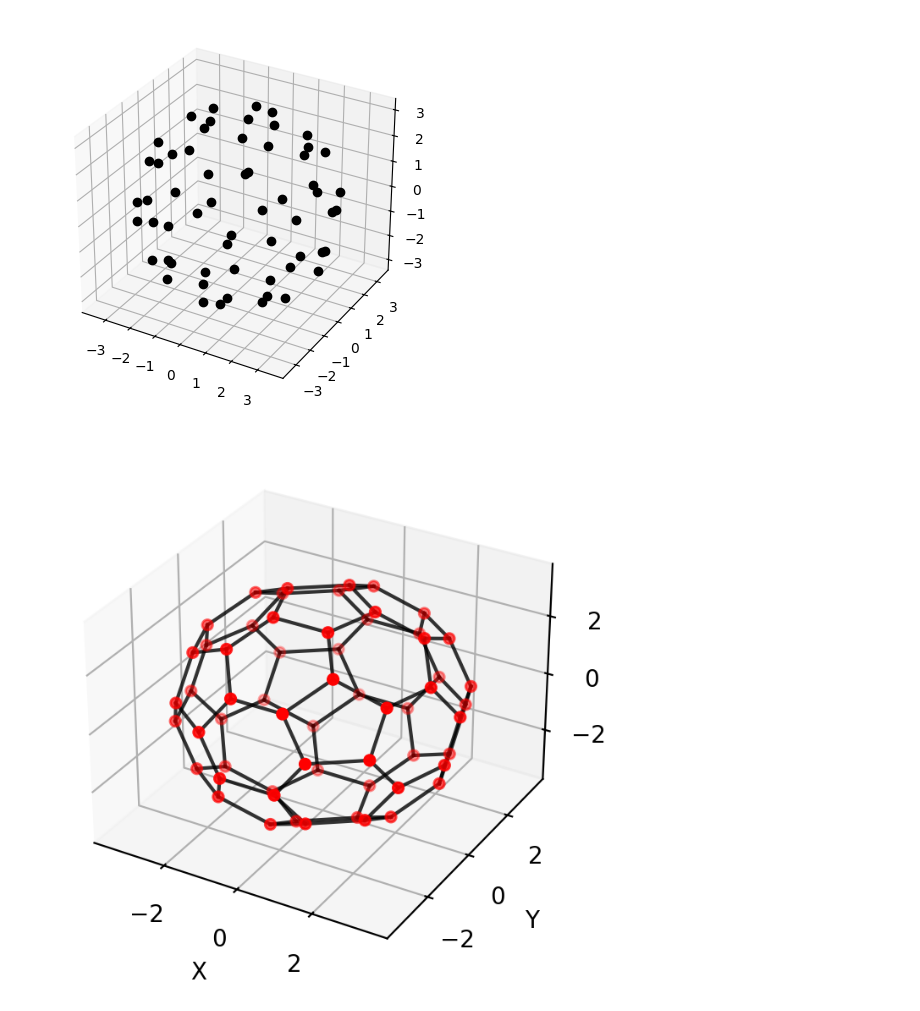
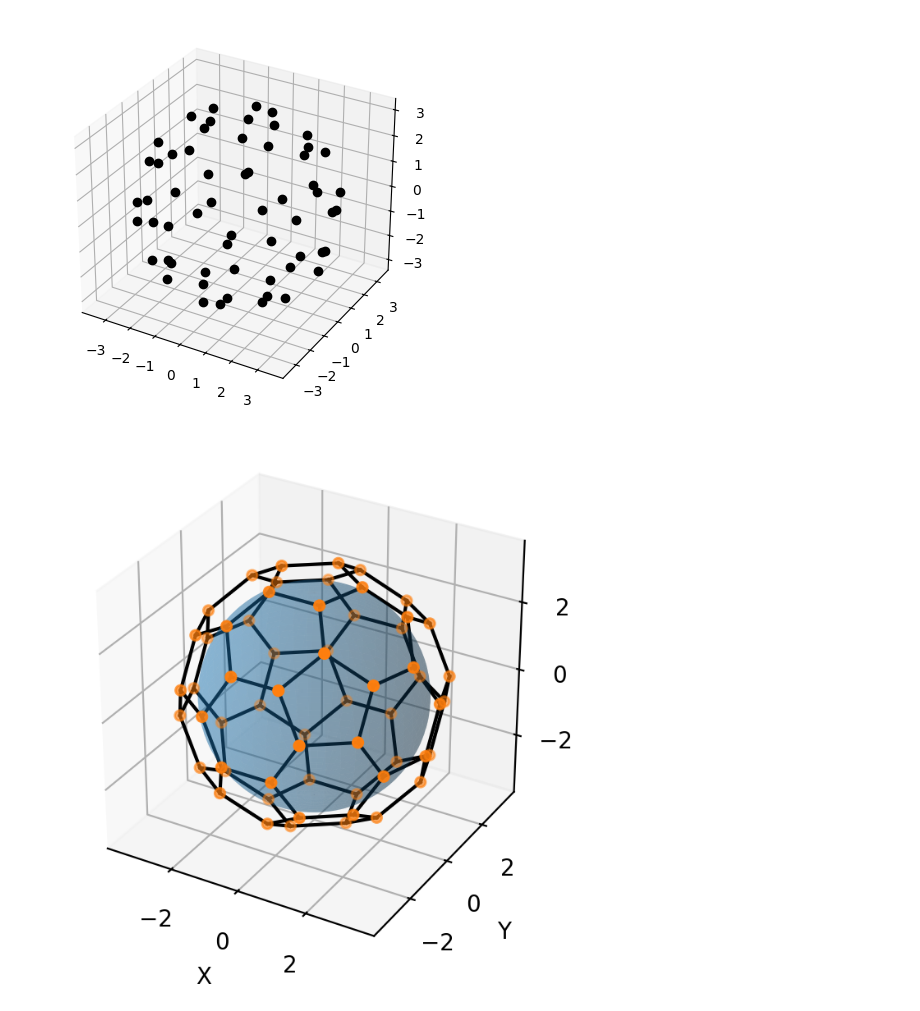
Before and after one commit to lruba939/Monte-Carlo, a Jupyter notebook: Lab 8/obrazy.ipynb, the cells around one changed output. Drawn from its saved outputs; the diff is of its cells as text; code cells hidden in the pictures.

```diff
--- a/Lab 8/obrazy.ipynb
+++ b/Lab 8/obrazy.ipynb
@@ -48,35 +48,48 @@ points = data
 # Obliczenie odległości między wszystkimi parami punktów
 distances = squareform(pdist(points))
 
 # Wartość maksymalna, która będzie uznana za wystarczająco bliską
 max_distance = 1.8  # Tutaj możesz ustawić odpowiednią wartość
 
 # Tworzenie listy przechowującej połączenia między punktami
 connections = []
 
 # Szukanie połączeń
 for i in range(len(points)):
     for j in range(i+1, len(points)):
         if distances[i, j] <= max_distance:
             connections.append((points[i], points[j]))
 
 # Tworzenie wykresu 3D
 fig = plt.figure(figsize=(4,4), dpi=200)
 ax = fig.add_subplot(111, projection='3d')
 
-# Dodawanie punktów
-ax.scatter(points[:,0], points[:,1], points[:,2], color="red")
+r = 3.0
+
+# Make data
+u = np.linspace(0, 2 * np.pi, 100)
+v = np.linspace(0, np.pi, 100)
+x = r * np.outer(np.cos(u), np.sin(v))
+y = r * np.outer(np.sin(u), np.sin(v))
+z = r * np.outer(np.ones(np.size(u)), np.cos(v))
+
+# Plot the surface
+ax.plot_surface(x, y, z, zorder=-1, alpha=0.3)
 
 # Dodawanie linii łączących punkty
 for connection in connections:
-    ax.plot3D(*zip(*connection), color='black', linewidth=1.5, alpha=0.8)
+    ax.plot3D(*zip(*connection), color='black', linewidth=1.5, alpha=1, zorder=2)
+
+# Dodawanie punktów
+ax.scatter(points[:,0], points[:,1], points[:,2], color="tab:orange", zorder=1)
 
 # Ustawienie etykiet osi
 ax.set_xlabel('X')
 ax.set_ylabel('Y')
 ax.set_zlabel('Z')
 
-# Wyświetlenie wykresu
+ax.set_aspect('equal')
+
 plt.show()
 # %% [output]
-[figure, old version]
+[figure, new version]
```
Also changed, not shown: parts of 7 cells of this notebook, 10 other files.
